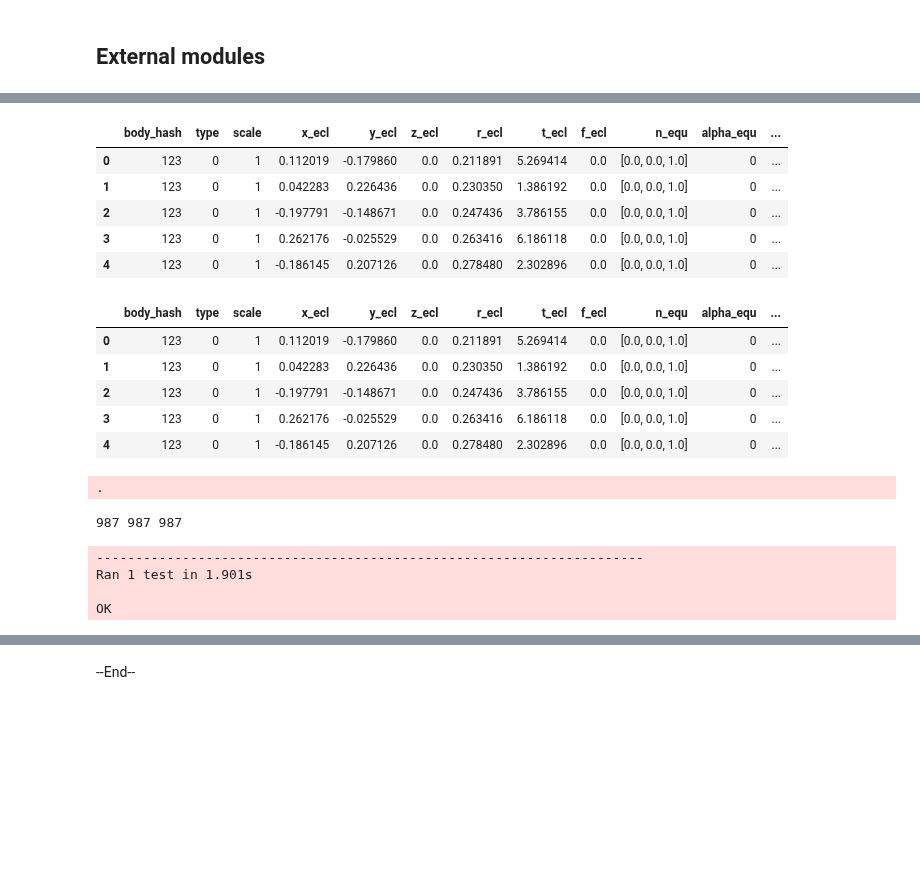
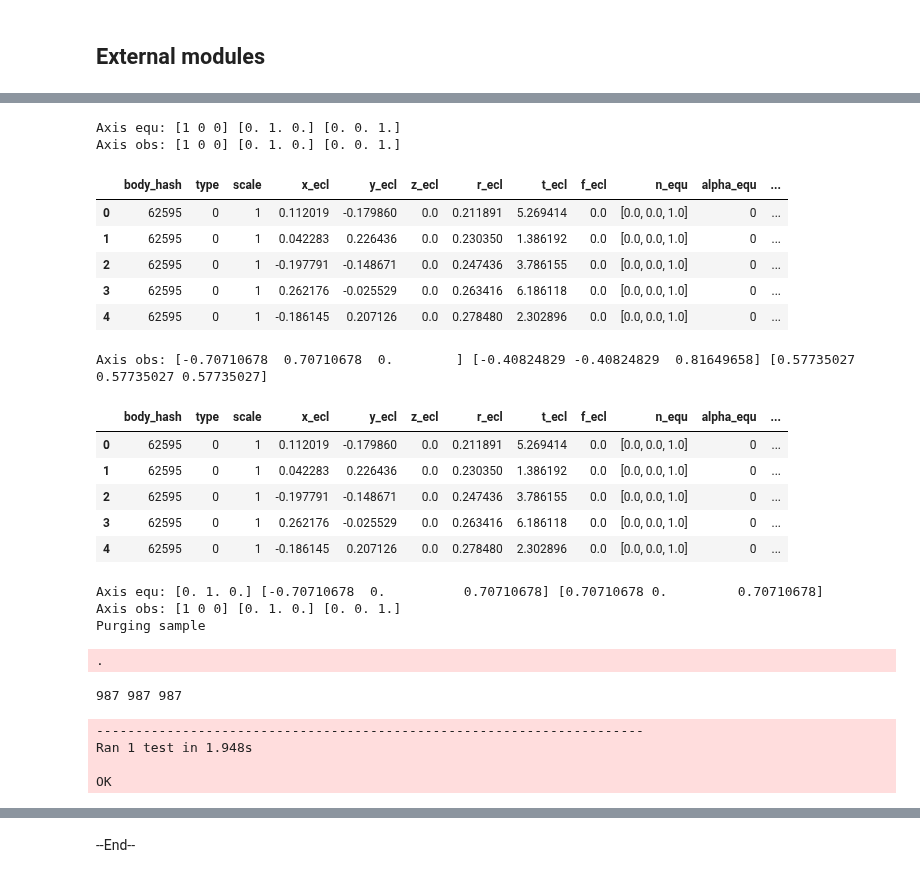
Before and after one commit to seap-udea/pryngles, a Jupyter notebook: dev/pryngles-spangler.ipynb, the cells around one changed output, grey strips where cells are left out. Saved outputs shown, nothing was run; the diff lists cells and outputs as text; code cells hidden in the pictures; blank space fills up the shorter version.

```diff
--- a/dev/pryngles-spangler.ipynb
+++ b/dev/pryngles-spangler.ipynb
@@ -276,26 +269,22 @@ if IN_JUPYTER:
     def test_init(self):
         Verbose.VERBOSITY=1
         print("Basic definition:")
-        sg=Spangler(nspangles=3,body_hash="123",spangle_type=GRANULAR_SPANGLE)
+        sg=Spangler(nspangles=3,spangle_type=GRANULAR_SPANGLE)
         Misc.print_df(sg.data.head(5))
         print("Equ->Ecl:\n",sg.M_equ2ecl)
         print("Equ->Obs:\n",sg.M_obs2ecl)
-        print("Equ->Obs:\n",sg.M_equ2obs)
 
         print("\nAnother definition:")
-        sg=Spangler(nspangles=3,body_hash="123",n_equ=[1,0,0])
+        sg=Spangler(nspangles=3,n_equ=[1,0,0])
         Misc.print_df(sg.data.head(5))
         print("Equ->Ecl:\n",sg.M_equ2ecl)
         print("Obs->Ecl:\n",sg.M_obs2ecl)
-        print("Equ->Obs:\n",sg.M_equ2obs)
 
         print("\nDefinition observer:")
         sg=Spangler(nspangles=3,body_hash="123",n_equ=[0,1,0],n_obs=[1,0,0])
         Misc.print_df(sg.data.head(5))
         print("Equ->Ecl:\n",sg.M_equ2ecl)
         print("Obs->Ecl:\n",sg.M_obs2ecl)
-        print("Equ->Obs:\n",sg.M_equ2obs)
-        Verbose.VERBOSITY=0
 
     class Test(unittest.TestCase):pass
     Test.test_init=test_init
@@ -413,7 +384,6 @@ def populate_spangler(self,scale=1,seed=0,geometry="circle",**geometry_args):
     self.data["dsp"]=2*(self.data["asp"]/np.pi)**0.5
 
     #Update scale
-    self.scale=scale
     self.data["scale"]=scale
 
     #Store positions in DataFrame
@@ -428,40 +398,46 @@ def populate_spangler(self,scale=1,seed=0,geometry="circle",**geometry_args):
             lambda df:[0,0,1],axis=1)
 
     #Update positions
-    self.update_positions(force=True)
+    self.set_positions()
 
 Spangler.populate_spangler=populate_spangler
 # %%
 if IN_JUPYTER:
     def test_pop(self):
-        sg=Spangler(nspangles=100,body_hash="123")
+        sg=Spangler(nspangles=100)
         sg.populate_spangler(geometry="ring",scale=1,seed=1,gaps=[[0,0.2],[0.5,0.1]],boundary=0)
         print_df(sg.data.head(5))
-        sg.update_positions(n_obs=[1,1,1])
+        sg.set_observer(n_obs=[1,1,1])
         print_df(sg.data.head(5))
         sg=Spangler(nspangles=1000,body_hash="123",n_equ=[1,0,1])
         sg.populate_spangler(geometry="sphere",scale=2,seed=1)
         print(sg.nspangles,sg.sample.N,len(sg.data))
 
     class Test(unittest.TestCase):pass
     Test.test_pop=test_pop
     unittest.main(argv=['first-arg-is-ignored'],exit=False)
 # %% [output]
+Axis equ: [1 0 0] [0. 1. 0.] [0. 0. 1.]
+Axis obs: [1 0 0] [0. 1. 0.] [0. 0. 1.]
 |  | body_hash | type | scale | x_ecl | y_ecl | z_ecl | r_ecl | t_ecl | f_ecl | n_equ | alpha_equ | ... |
-| 0 | 123 | 0 | 1 | 0.112019 | -0.179860 | 0.0 | 0.211891 | 5.269414 | 0.0 | [0.0, 0.0, 1.0] | 0 | ... |
-| 1 | 123 | 0 | 1 | 0.042283 | 0.226436 | 0.0 | 0.230350 | 1.386192 | 0.0 | [0.0, 0.0, 1.0] | 0 | ... |
-| 2 | 123 | 0 | 1 | -0.197791 | -0.148671 | 0.0 | 0.247436 | 3.786155 | 0.0 | [0.0, 0.0, 1.0] | 0 | ... |
-| 3 | 123 | 0 | 1 | 0.262176 | -0.025529 | 0.0 | 0.263416 | 6.186118 | 0.0 | [0.0, 0.0, 1.0] | 0 | ... |
-| 4 | 123 | 0 | 1 | -0.186145 | 0.207126 | 0.0 | 0.278480 | 2.302896 | 0.0 | [0.0, 0.0, 1.0] | 0 | ... |
+| 0 | 62595 | 0 | 1 | 0.112019 | -0.179860 | 0.0 | 0.211891 | 5.269414 | 0.0 | [0.0, 0.0, 1.0] | 0 | ... |
+| 1 | 62595 | 0 | 1 | 0.042283 | 0.226436 | 0.0 | 0.230350 | 1.386192 | 0.0 | [0.0, 0.0, 1.0] | 0 | ... |
+| 2 | 62595 | 0 | 1 | -0.197791 | -0.148671 | 0.0 | 0.247436 | 3.786155 | 0.0 | [0.0, 0.0, 1.0] | 0 | ... |
+| 3 | 62595 | 0 | 1 | 0.262176 | -0.025529 | 0.0 | 0.263416 | 6.186118 | 0.0 | [0.0, 0.0, 1.0] | 0 | ... |
+| 4 | 62595 | 0 | 1 | -0.186145 | 0.207126 | 0.0 | 0.278480 | 2.302896 | 0.0 | [0.0, 0.0, 1.0] | 0 | ... |
+Axis obs: [-0.70710678  0.70710678  0.        ] [-0.40824829 -0.40824829  0.81649658] [0.57735027 0.57735027 0.57735027]
 |  | body_hash | type | scale | x_ecl | y_ecl | z_ecl | r_ecl | t_ecl | f_ecl | n_equ | alpha_equ | ... |
-| 0 | 123 | 0 | 1 | 0.112019 | -0.179860 | 0.0 | 0.211891 | 5.269414 | 0.0 | [0.0, 0.0, 1.0] | 0 | ... |
-| 1 | 123 | 0 | 1 | 0.042283 | 0.226436 | 0.0 | 0.230350 | 1.386192 | 0.0 | [0.0, 0.0, 1.0] | 0 | ... |
-| 2 | 123 | 0 | 1 | -0.197791 | -0.148671 | 0.0 | 0.247436 | 3.786155 | 0.0 | [0.0, 0.0, 1.0] | 0 | ... |
-| 3 | 123 | 0 | 1 | 0.262176 | -0.025529 | 0.0 | 0.263416 | 6.186118 | 0.0 | [0.0, 0.0, 1.0] | 0 | ... |
-| 4 | 123 | 0 | 1 | -0.186145 | 0.207126 | 0.0 | 0.278480 | 2.302896 | 0.0 | [0.0, 0.0, 1.0] | 0 | ... |
+| 0 | 62595 | 0 | 1 | 0.112019 | -0.179860 | 0.0 | 0.211891 | 5.269414 | 0.0 | [0.0, 0.0, 1.0] | 0 | ... |
+| 1 | 62595 | 0 | 1 | 0.042283 | 0.226436 | 0.0 | 0.230350 | 1.386192 | 0.0 | [0.0, 0.0, 1.0] | 0 | ... |
+| 2 | 62595 | 0 | 1 | -0.197791 | -0.148671 | 0.0 | 0.247436 | 3.786155 | 0.0 | [0.0, 0.0, 1.0] | 0 | ... |
+| 3 | 62595 | 0 | 1 | 0.262176 | -0.025529 | 0.0 | 0.263416 | 6.186118 | 0.0 | [0.0, 0.0, 1.0] | 0 | ... |
+| 4 | 62595 | 0 | 1 | -0.186145 | 0.207126 | 0.0 | 0.278480 | 2.302896 | 0.0 | [0.0, 0.0, 1.0] | 0 | ... |
-.
-987 987 987
-----------------------------------------------------------------------
-Ran 1 test in 1.901s
-
-OK
+Axis equ: [0. 1. 0.] [-0.70710678  0.          0.70710678] [0.70710678 0.         0.70710678]
+Axis obs: [1 0 0] [0. 1. 0.] [0. 0. 1.]
+Purging sample
+.
+987 987 987
+----------------------------------------------------------------------
+Ran 1 test in 1.948s
+
+OK
```
Also changed, not shown: parts of 30 cells of this notebook, 11 other files.
